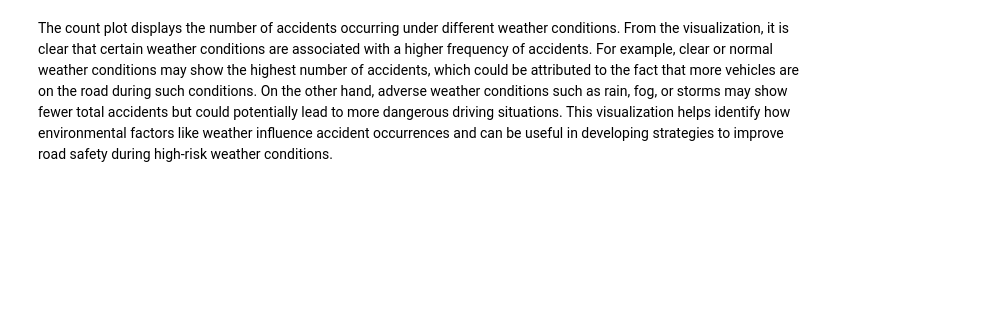
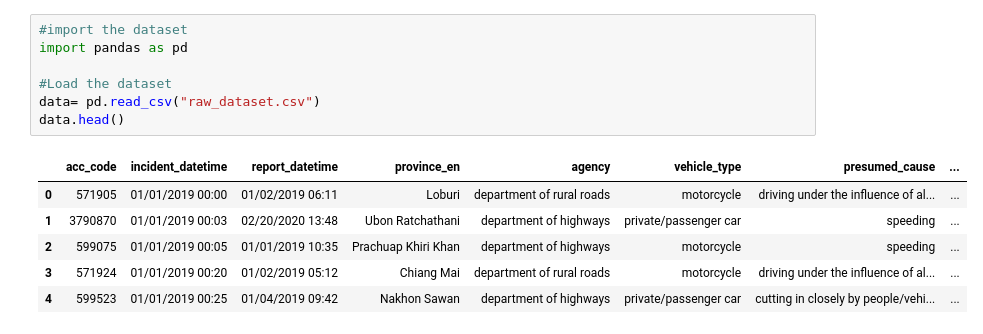
Before and after one commit to Markkimaathi/DSA1080A-SS2026-Group5-Road-Accident-Traffic-Safety-Analysis, a Jupyter notebook: Visuals/notebook.ipynb, the cells around one changed output. Cells and saved outputs as stored; diff of their text form; blank space fills up the shorter version.

Commit message:
Visuals and notebook updated

```diff
--- a/Visuals/notebook.ipynb
+++ b/Visuals/notebook.ipynb
@@ -49,2 +1,14 @@ plt.show()
-# %% [markdown]
-The count plot displays the number of accidents occurring under different weather conditions. From the visualization, it is clear that certain weather conditions are associated with a higher frequency of accidents. For example, clear or normal weather conditions may show the highest number of accidents, which could be attributed to the fact that more vehicles are on the road during such conditions. On the other hand, adverse weather conditions such as rain, fog, or storms may show fewer total accidents but could potentially lead to more dangerous driving situations. This visualization helps identify how environmental factors like weather influence accident occurrences and can be useful in developing strategies to improve road safety during high-risk weather conditions.
+# %%
+#import the dataset
+import pandas as pd
+
+#Load the dataset
+data= pd.read_csv("raw_dataset.csv")
+data.head()
+# %% [output]
+|  | acc_code | incident_datetime | report_datetime | province_en | agency | vehicle_type | presumed_cause | ... |
+| 0 | 571905 | 01/01/2019 00:00 | 01/02/2019 06:11 | Loburi | department of rural roads | motorcycle | driving under the influence of al... | ... |
+| 1 | 3790870 | 01/01/2019 00:03 | 02/20/2020 13:48 | Ubon Ratchathani | department of highways | private/passenger car | speeding | ... |
+| 2 | 599075 | 01/01/2019 00:05 | 01/01/2019 10:35 | Prachuap Khiri Khan | department of highways | motorcycle | speeding | ... |
+| 3 | 571924 | 01/01/2019 00:20 | 01/02/2019 05:12 | Chiang Mai | department of rural roads | motorcycle | driving under the influence of al... | ... |
+| 4 | 599523 | 01/01/2019 00:25 | 01/04/2019 09:42 | Nakhon Sawan | department of highways | private/passenger car | cutting in closely by people/vehi... | ... |
```
Also changed, not shown: parts of 24 cells of this notebook, 3 other files.
